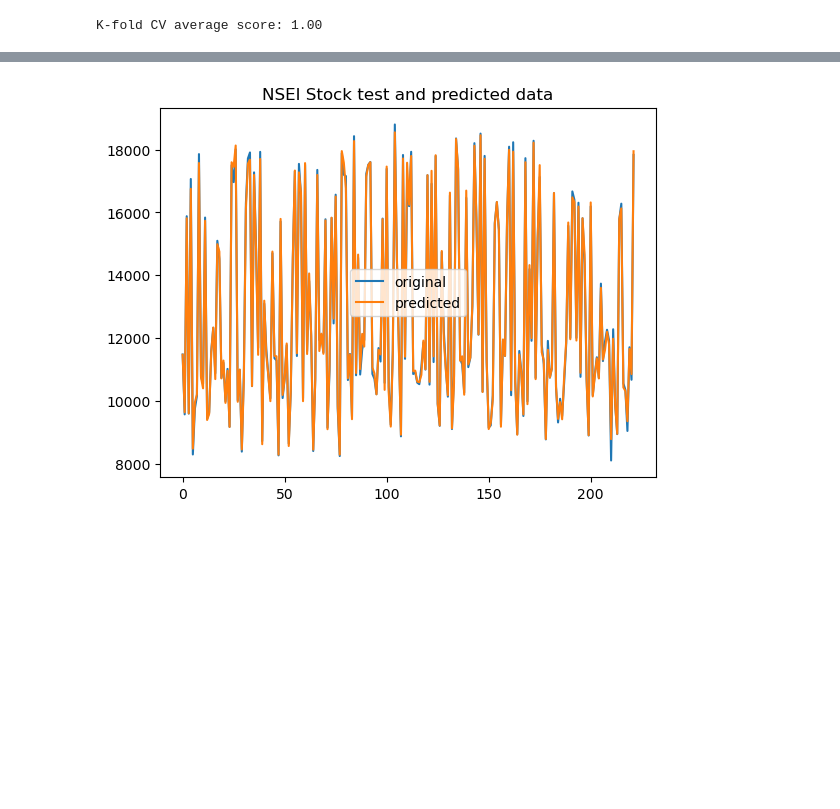
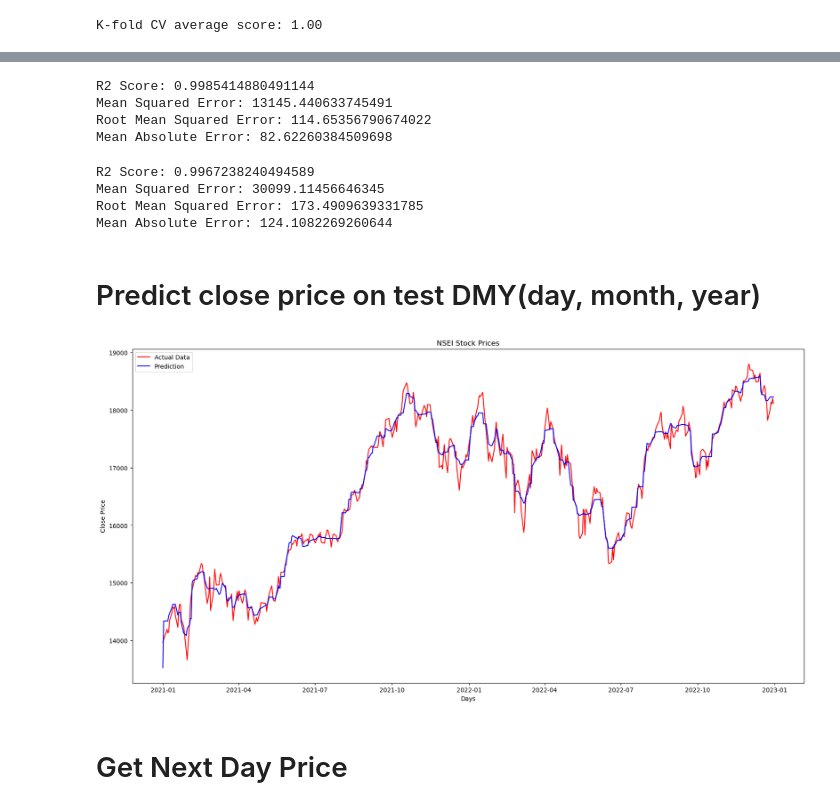
Before and after one commit to Abbas-Source/alianzworkz-internship, a Jupyter notebook: HistGradientBoostingRegressor/histgbregressor-for-stock-market-value-prediction.ipynb, the cells around one changed output, grey strips where cells are left out. Cells and saved outputs as stored; diff of their text form; code cells hidden in the pictures; blank space fills up the shorter version.

```diff
--- a/HistGradientBoostingRegressor/histgbregressor-for-stock-market-value-prediction.ipynb
+++ b/HistGradientBoostingRegressor/histgbregressor-for-stock-market-value-prediction.ipynb
@@ -109,10 +100,51 @@ DatetimeIndex(['2020-08-25 09:15:00+05:30', '2017-06-15 09:15:00+05:30',
-# %%
-#plot data, better results
-x_ax = range(len(ytest))
-plt.plot(x_ax, ytest, label="original")
-plt.plot(x_ax, ypred, label="predicted")
-plt.title("NSEI Stock test and predicted data")
-plt.legend()
-plt.show()
-# %% [output]
-[figure, removed]
+# %%
+#evaluate model's performance on train data
+predict = hgbr.predict(xtrain)
+r2 = r2_score(ytrain, predict)
+mse = mean_squared_error(ytrain, predict)
+rmse = mean_squared_error(ytrain, predict, squared=False)
+mae = mean_absolute_error(ytrain, predict)
+print("R2 Score:", r2)
+print("Mean Squared Error:", mse)
+print("Root Mean Squared Error:", rmse)
+print("Mean Absolute Error:", mae)
+# %% [output]
+R2 Score: 0.9985414880491144
+Mean Squared Error: 13145.440633745491
+Root Mean Squared Error: 114.65356790674022
+Mean Absolute Error: 82.62260384509698
+# %%
+#evaluate model's performance on test data
+ypred = hgbr.predict(xtest)
+r2 = r2_score(ytest, ypred)
+mse = mean_squared_error(ytest, ypred)
+rmse = mean_squared_error(ytest, ypred, squared=False)
+mae = mean_absolute_error(ytest, ypred)
+print("R2 Score:", r2)
+print("Mean Squared Error:", mse)
+print("Root Mean Squared Error:", rmse)
+print("Mean Absolute Error:", mae)
+# %% [output]
+R2 Score: 0.9967238240494589
+Mean Squared Error: 30099.11456646345
+Root Mean Squared Error: 173.4909639331785
+Mean Absolute Error: 124.1082269260644
+# %% [markdown]
+# Predict close price on test DMY(day, month, year)
+# %%
+#predict value against test
+y_pred=hgbr.predict(test[features])
+# %%
+#plotting
+plt.rcParams["figure.figsize"] = (20,10)
+
+plt.plot(test.index,test[target], color = 'red', label="Actual Data")
+plt.plot(test.index,y_pred, color='blue', label="Prediction")
+
+plt.title('NSEI Stock Prices')
+plt.xlabel('Days')
+plt.ylabel('Close Price')
+plt.legend()
+plt.show()
+# %% [output]
+[figure, added]
@@ -118,0 +187,2 @@ plt.show()
+# %% [markdown]
+# Get Next Day Price
```
Also changed, not shown: parts of 41 cells of this notebook, 2 other files.
